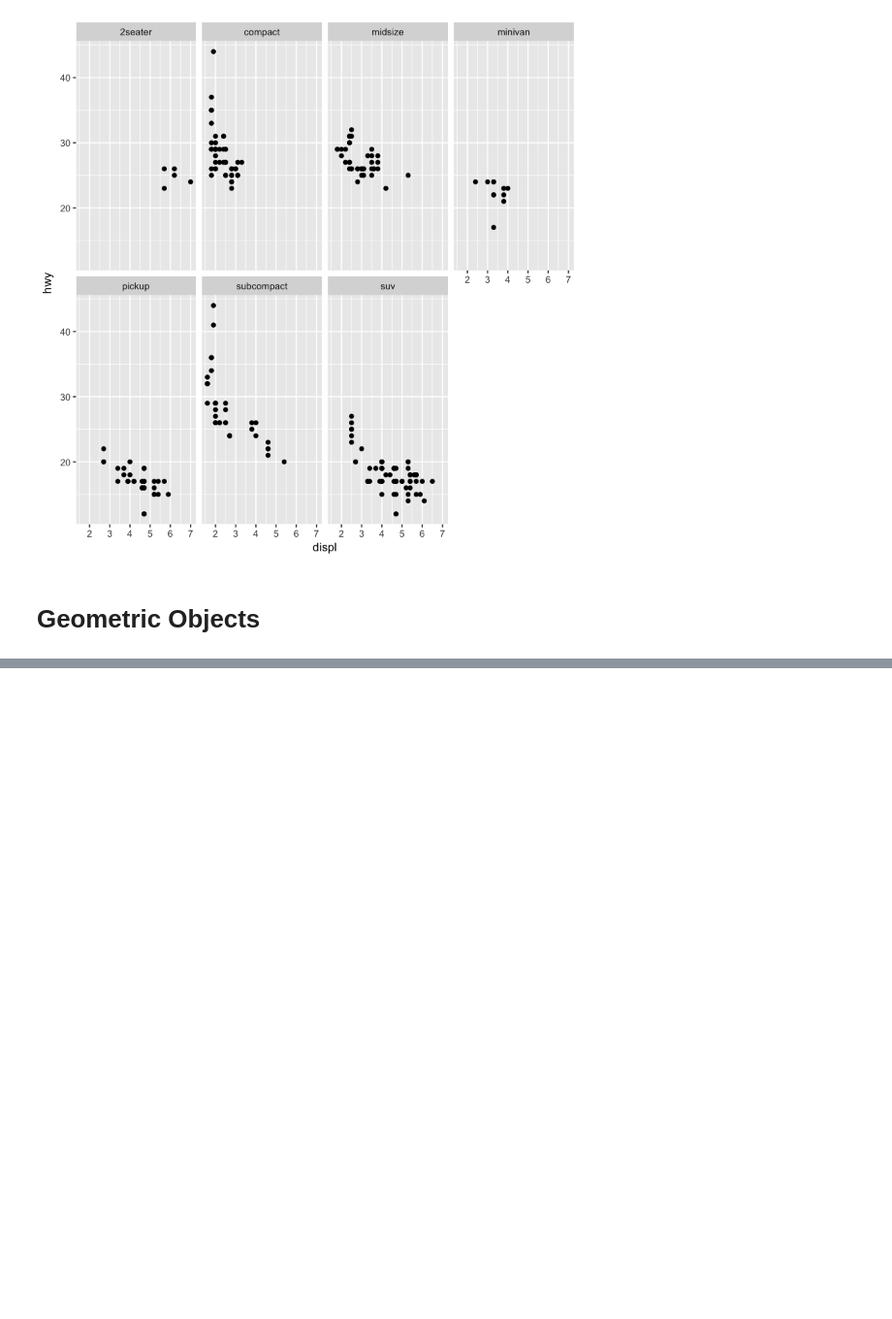
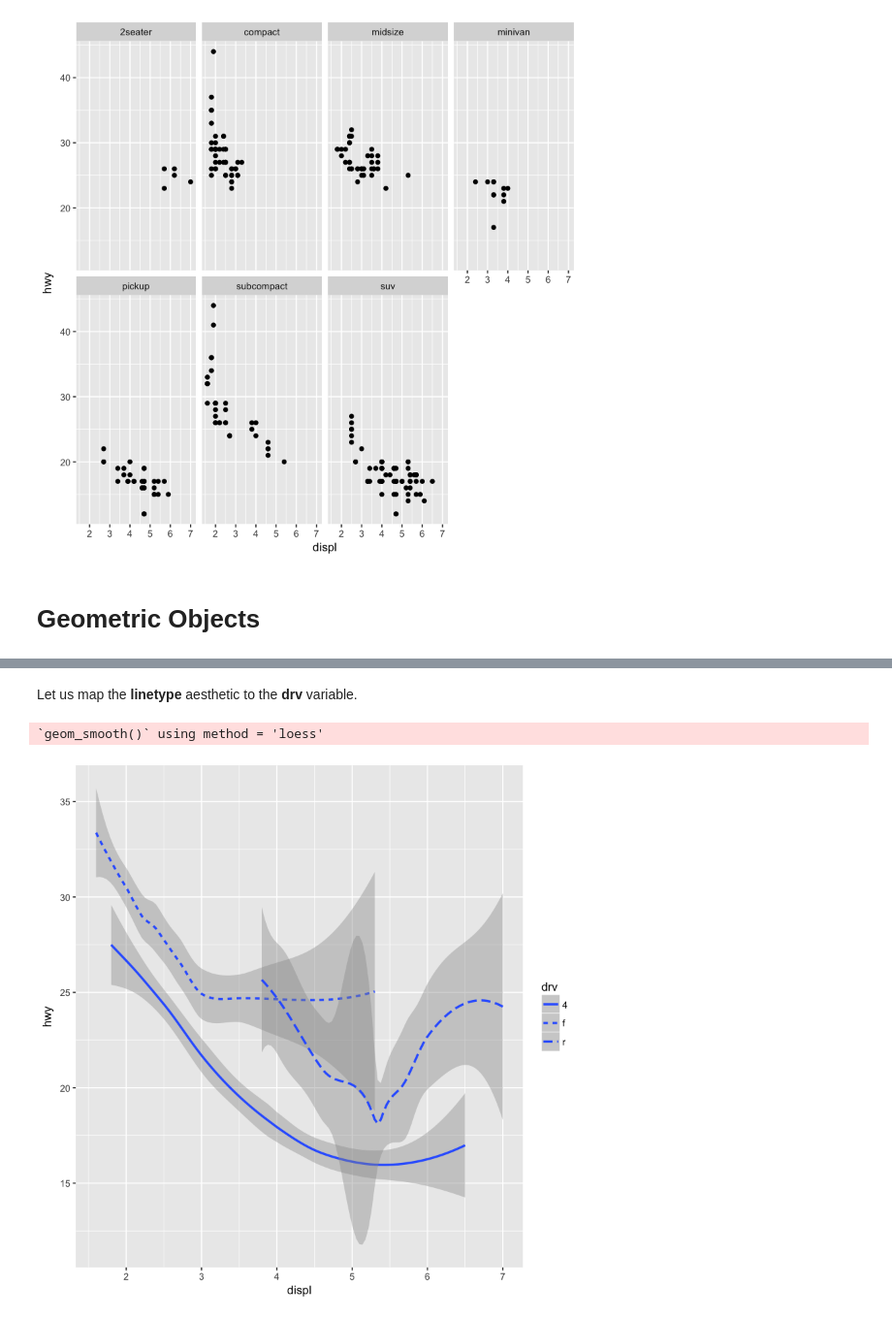
Before and after one commit to ambujtewari/stats306-fall2017, a Jupyter notebook: Lecture01.ipynb, the cells around one changed output, grey strips where cells are left out. Shown at 97% size. Cells and saved outputs as stored; diff of their text form; code cells hidden in the pictures; blank space fills up the shorter version.

```diff
--- a/Lecture01.ipynb
+++ b/Lecture01.ipynb
@@ -182,0 +226,8 @@ ggplot(data = mpg) +
+# %% [markdown]
+Let us map the **linetype** aesthetic to the **drv** variable.
+# %%
+ggplot(data = mpg) +
+  geom_smooth(mapping = aes(x = displ, y = hwy, linetype = drv))
+# %% [output]
+`geom_smooth()` using method = 'loess'
+[figure, added]
```
Also changed, not shown: parts of 18 cells of this notebook.
